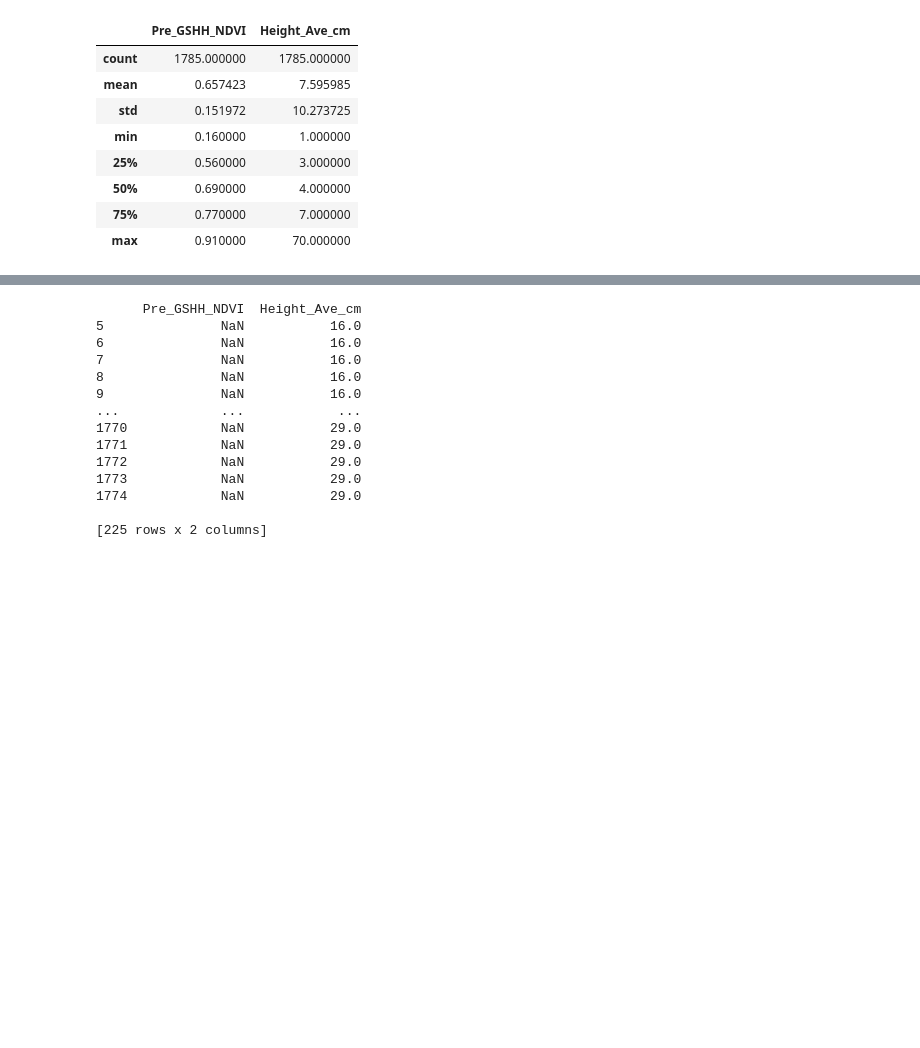
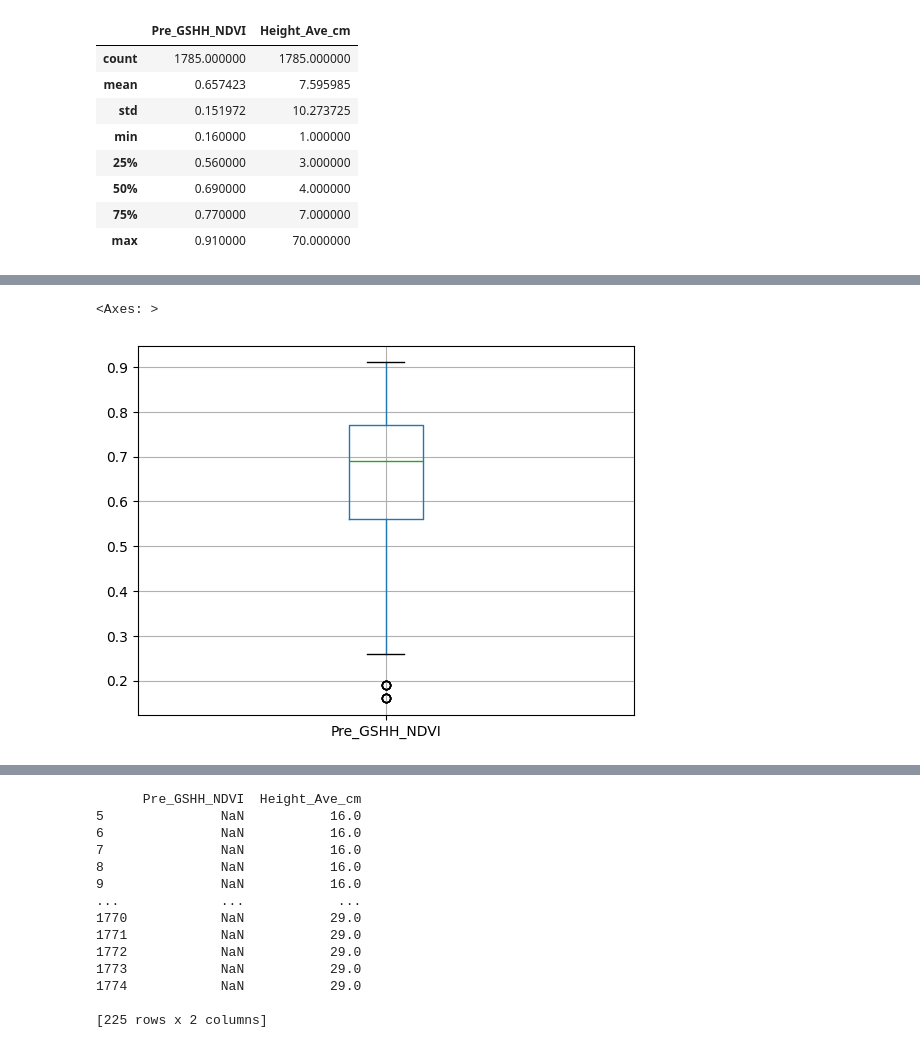
Before and after one commit to VeriLabs-Team/biomass-prediction, a Jupyter notebook: Notebooks/tabular_eda.ipynb, the cells around one changed output, grey strips where cells are left out. Drawn from its saved outputs; the diff is of its cells as text; code cells hidden in the pictures; blank space fills up the shorter version.

```diff
--- a/Notebooks/tabular_eda.ipynb
+++ b/Notebooks/tabular_eda.ipynb
@@ -30,0 +39,5 @@ num_cols.describe()
+# %%
+df.boxplot(column = "Pre_GSHH_NDVI")
+# %% [output]
+<Axes: >
+[figure, added]
```
Also changed, not shown: parts of 6 cells of this notebook.
